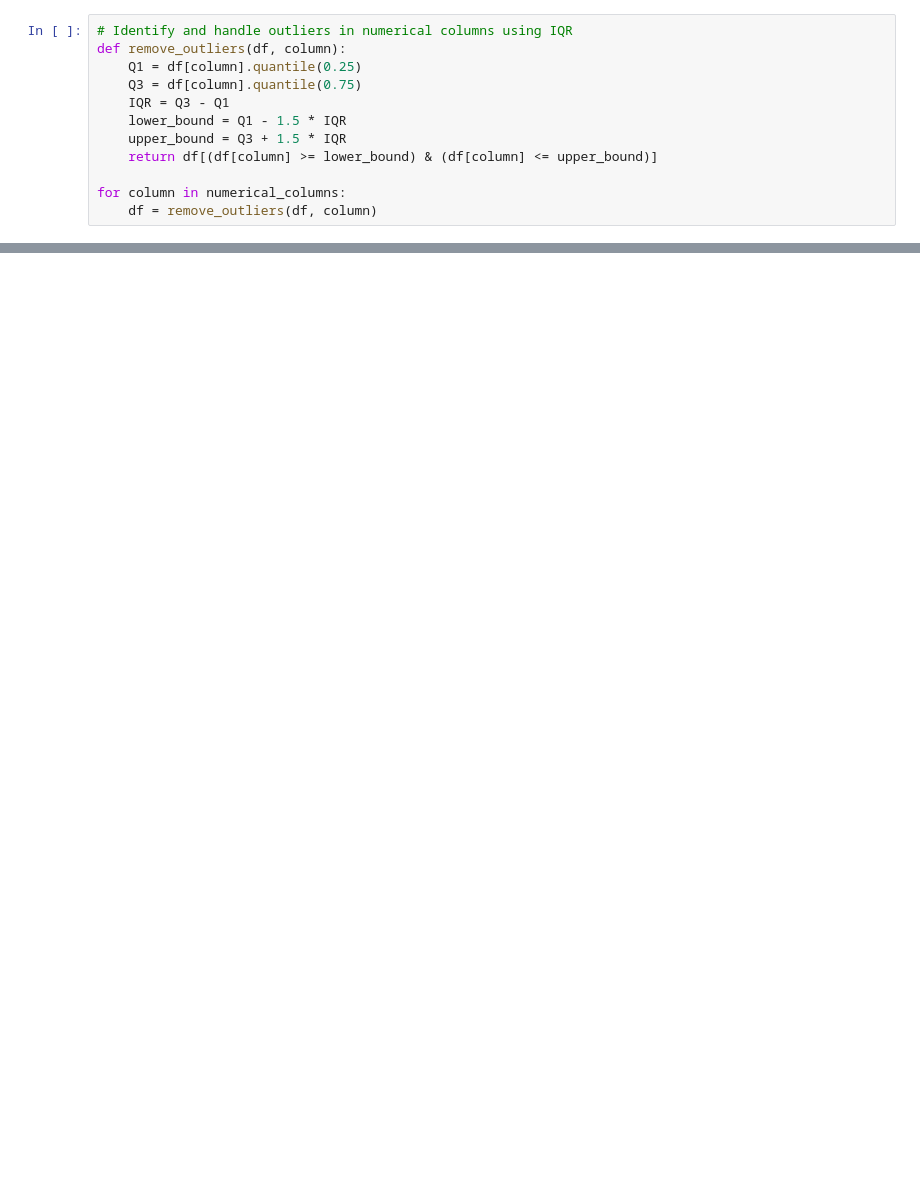
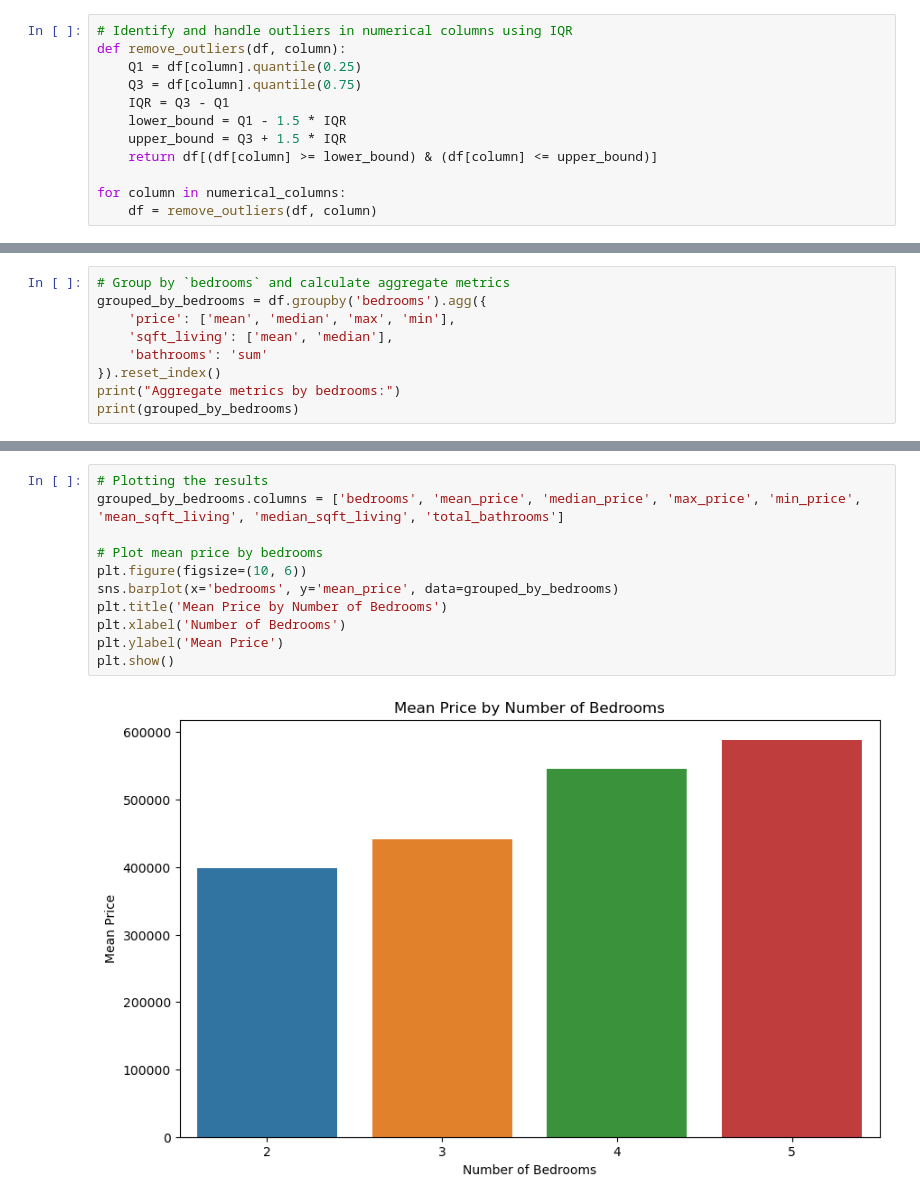
Before and after one commit to lchep2024/phase_2_project, a Jupyter notebook: members/david.ipynb, the cells around one changed output, grey strips where cells are left out. Drawn from its saved outputs; the diff is of its cells as text; blank space fills up the shorter version.

```diff
--- a/members/david.ipynb
+++ b/members/david.ipynb
@@ -149,0 +192,9 @@ df.describe(include='all')
+# %%
+# Group by `bedrooms` and calculate aggregate metrics
+grouped_by_bedrooms = df.groupby('bedrooms').agg({
+    'price': ['mean', 'median', 'max', 'min'],
+    'sqft_living': ['mean', 'median'],
+    'bathrooms': 'sum'
+}).reset_index()
+print("Aggregate metrics by bedrooms:")
+print(grouped_by_bedrooms)
@@ -149,0 +216,13 @@ df.describe(include='all')
+# %%
+# Plotting the results
+grouped_by_bedrooms.columns = ['bedrooms', 'mean_price', 'median_price', 'max_price', 'min_price', 'mean_sqft_living', 'median_sqft_living', 'total_bathrooms']
+
+# Plot mean price by bedrooms
+plt.figure(figsize=(10, 6))
+sns.barplot(x='bedrooms', y='mean_price', data=grouped_by_bedrooms)
+plt.title('Mean Price by Number of Bedrooms')
+plt.xlabel('Number of Bedrooms')
+plt.ylabel('Mean Price')
+plt.show()
+# %% [output]
+[figure, added]
```
Also changed, not shown: parts of 19 cells of this notebook, 1 other file.
